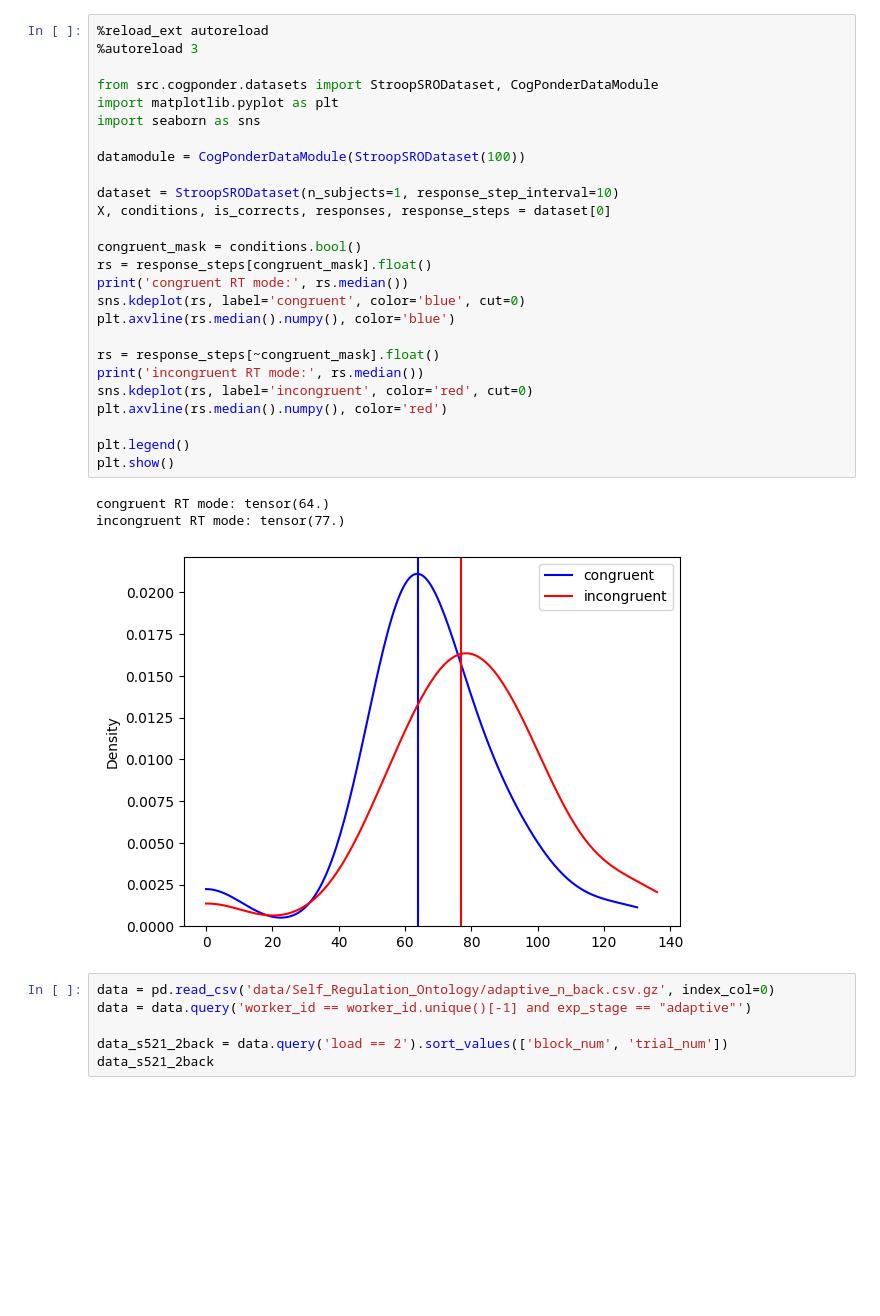
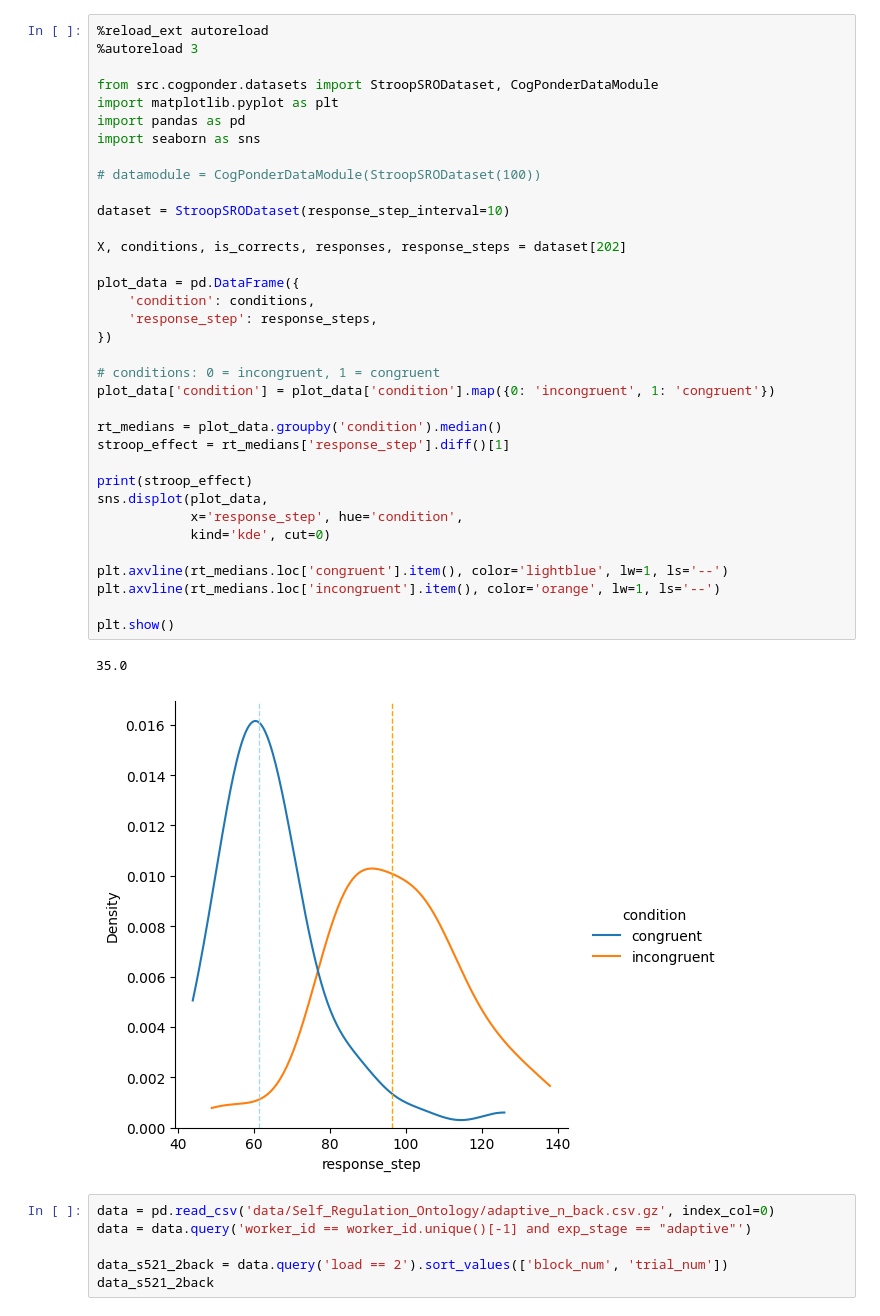
Before and after one commit to morteza/CogPonder, a Jupyter notebook: notebooks/SRO Playground.ipynb, the cells around one changed output. Cells and saved outputs as stored; diff of their text form; blank space fills up the shorter version.

Commit message:
prep and workarounds for a new run with multi-subject dataset on the lab computer

```diff
--- a/notebooks/SRO Playground.ipynb
+++ b/notebooks/SRO Playground.ipynb
@@ -4,33 +3,41 @@ import seaborn as sns
 # %%
 %reload_ext autoreload
 %autoreload 3
 
 from src.cogponder.datasets import StroopSRODataset, CogPonderDataModule
 import matplotlib.pyplot as plt
+import pandas as pd
 import seaborn as sns
 
-datamodule = CogPonderDataModule(StroopSRODataset(100))
+# datamodule = CogPonderDataModule(StroopSRODataset(100))
 
-dataset = StroopSRODataset(n_subjects=1, response_step_interval=10)
-X, conditions, is_corrects, responses, response_steps = dataset[0]
+dataset = StroopSRODataset(response_step_interval=10)
 
-congruent_mask = conditions.bool()
-rs = response_steps[congruent_mask].float()
-print('congruent RT mode:', rs.median())
-sns.kdeplot(rs, label='congruent', color='blue', cut=0)
-plt.axvline(rs.median().numpy(), color='blue')
+X, conditions, is_corrects, responses, response_steps = dataset[202]
 
-rs = response_steps[~congruent_mask].float()
-print('incongruent RT mode:', rs.median())
-sns.kdeplot(rs, label='incongruent', color='red', cut=0)
-plt.axvline(rs.median().numpy(), color='red')
+plot_data = pd.DataFrame({
+    'condition': conditions,
+    'response_step': response_steps,
+})
 
-plt.legend()
+# conditions: 0 = incongruent, 1 = congruent
+plot_data['condition'] = plot_data['condition'].map({0: 'incongruent', 1: 'congruent'})
+
+rt_medians = plot_data.groupby('condition').median()
+stroop_effect = rt_medians['response_step'].diff()[1]
+
+print(stroop_effect)
+sns.displot(plot_data,
+            x='response_step', hue='condition',
+            kind='kde', cut=0)
+
+plt.axvline(rt_medians.loc['congruent'].item(), color='lightblue', lw=1, ls='--')
+plt.axvline(rt_medians.loc['incongruent'].item(), color='orange', lw=1, ls='--')
+
 plt.show()
 # %% [output]
-congruent RT mode: tensor(64.)
-incongruent RT mode: tensor(77.)
+35.0
-[figure, old version]
+[figure, new version]
 # %%
 data = pd.read_csv('data/Self_Regulation_Ontology/adaptive_n_back.csv.gz', index_col=0)
 data = data.query('worker_id == worker_id.unique()[-1] and exp_stage == "adaptive"')
```
Also changed, not shown: parts of 2 cells of this notebook, 4 other files.
